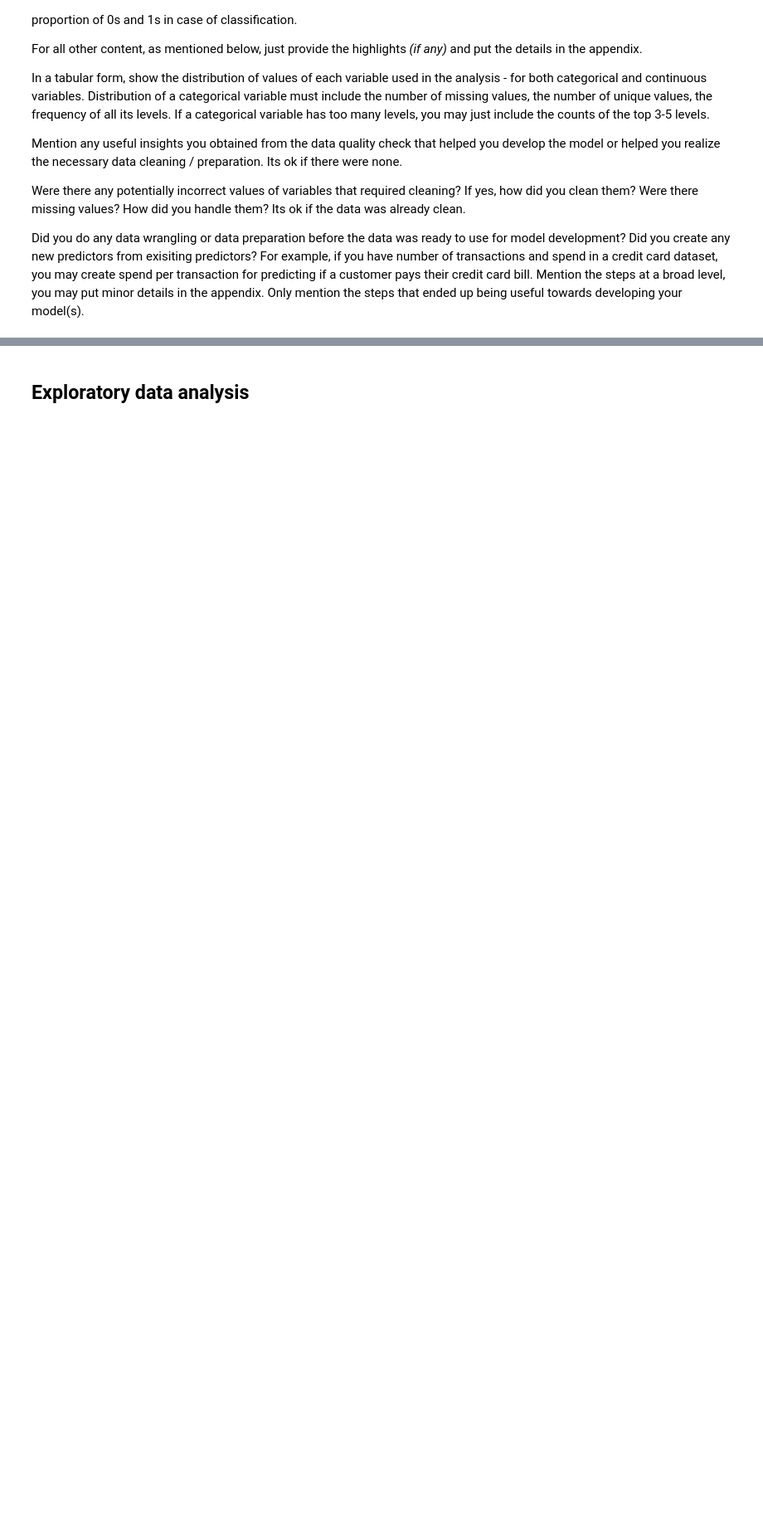
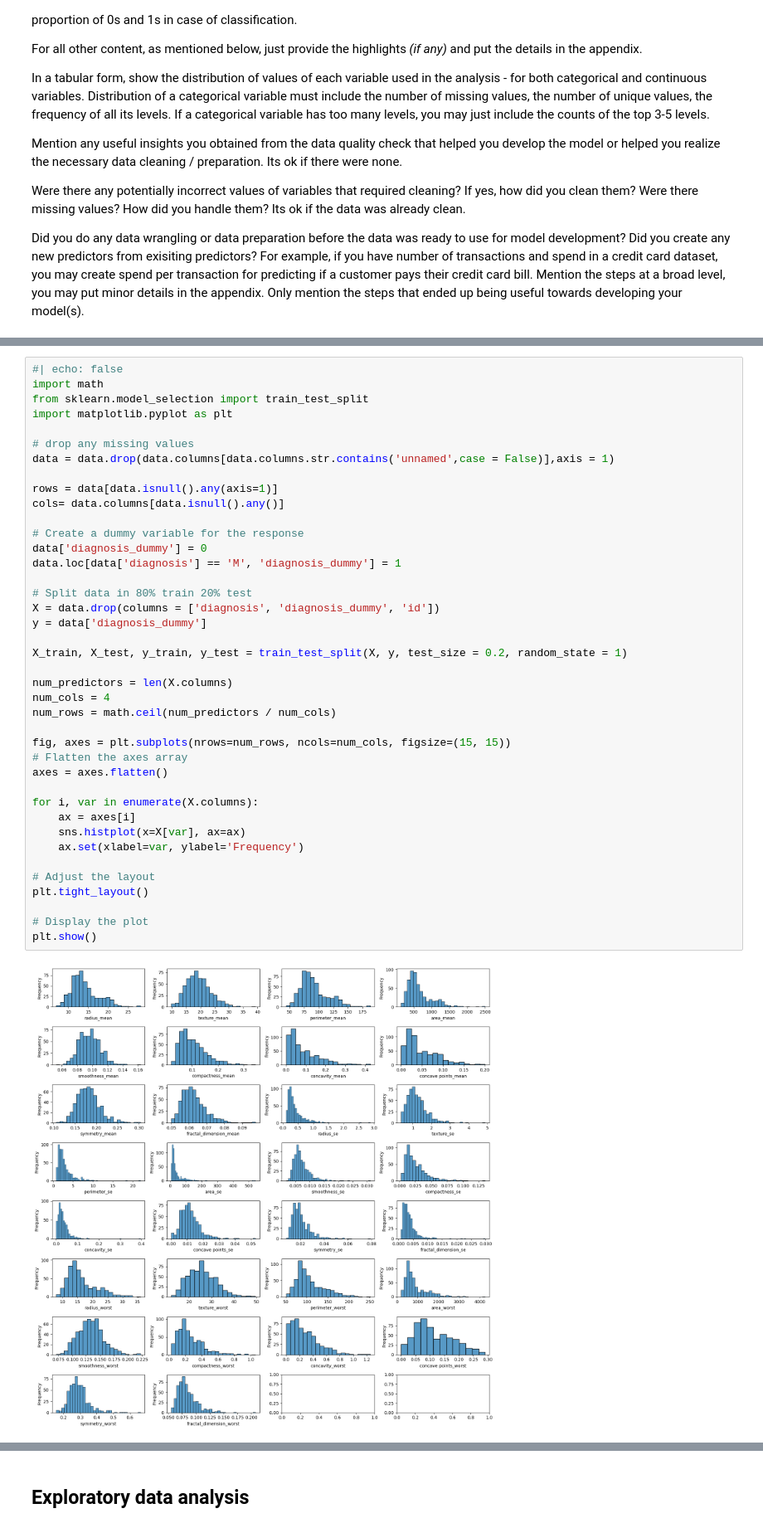
Before and after one commit to alandaz/Springrepo, a Jupyter notebook: Project Report Template.ipynb, the cells around one changed output, grey strips where cells are left out. Shown at 83% size. Drawn from its saved outputs; the diff is of its cells as text; blank space fills up the shorter version.

```diff
--- a/Project Report Template.ipynb
+++ b/Project Report Template.ipynb
@@ -72,0 +91,42 @@ Did you do any data wrangling or data preparation before the data was ready to u
+# %%
+#| echo: false
+import math
+from sklearn.model_selection import train_test_split
+import matplotlib.pyplot as plt
+
+# drop any missing values
+data = data.drop(data.columns[data.columns.str.contains('unnamed',case = False)],axis = 1)
+
+rows = data[data.isnull().any(axis=1)]
+cols= data.columns[data.isnull().any()]
+
+# Create a dummy variable for the response
+data['diagnosis_dummy'] = 0
+data.loc[data['diagnosis'] == 'M', 'diagnosis_dummy'] = 1
+
+# Split data in 80% train 20% test
+X = data.drop(columns = ['diagnosis', 'diagnosis_dummy', 'id'])
+y = data['diagnosis_dummy']
+
+X_train, X_test, y_train, y_test = train_test_split(X, y, test_size = 0.2, random_state = 1)
+
+num_predictors = len(X.columns)
+num_cols = 4
+num_rows = math.ceil(num_predictors / num_cols)
+
+fig, axes = plt.subplots(nrows=num_rows, ncols=num_cols, figsize=(15, 15))
+# Flatten the axes array
+axes = axes.flatten()
+
+for i, var in enumerate(X.columns):
+    ax = axes[i]
+    sns.histplot(x=X[var], ax=ax)
+    ax.set(xlabel=var, ylabel='Frequency')
+
+# Adjust the layout
+plt.tight_layout()
+
+# Display the plot
+plt.show()
+# %% [output]
+[figure, added]
```
Also changed, not shown: parts of 2 cells of this notebook, 3 other files.
